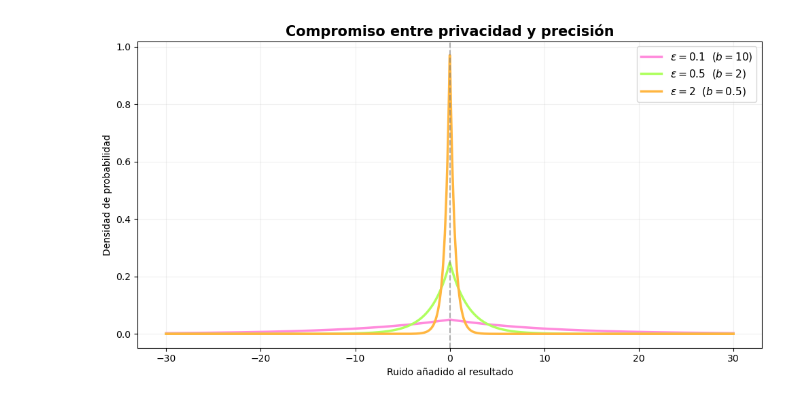
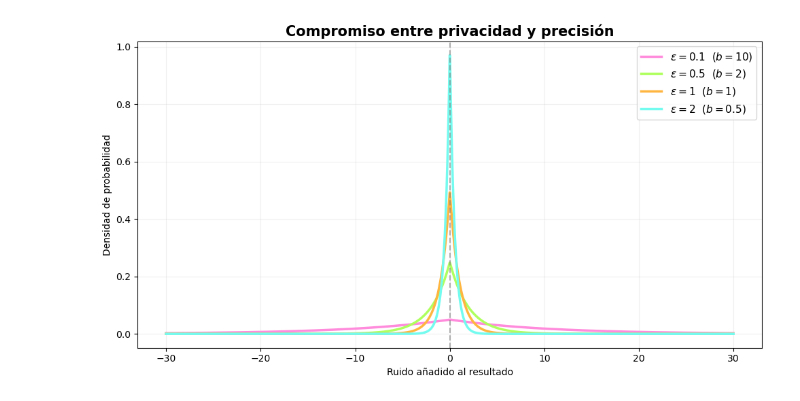
Before and after one commit to ialonsoiturbe/Mecanismo_Laplace, a Jupyter notebook: privacidad_epsilon.ipynb, the cells around one changed output. Drawn from its saved outputs; the diff is of its cells as text; code cells hidden in the pictures.

Commit message:
diferentes epsilon

```diff
--- a/privacidad_epsilon.ipynb
+++ b/privacidad_epsilon.ipynb
@@ -4,13 +4,13 @@ import matplotlib.pyplot as plt
 
 # Parámetros
 sensibilidad = 1
-epsilons = [0.1, 0.5, 2.0]
+epsilons = [0.1, 0.5, 1.0, 2.0]
 
 # Valores posibles del ruido
 x = np.linspace(-30, 30, 2000)
 
 # Colores para distinguir las distribuciones
-colores = ["#FF8BDC", "#AFFF5F", "#FFB640"]
+colores = ["#FF8BDC", "#AFFF5F", "#FFB640", "#73FBF0"]
 
 plt.figure(figsize=(10, 5.5))
 
@@ -26,31 +26,31 @@ for epsilon, color in zip(epsilons, colores):
         x,
         densidad,
         linewidth=2.5,
         color=color,
         label=fr"$\varepsilon={epsilon:g}$  ($b={b:g}$)"
     )
 
 # Línea vertical en ruido = 0
 plt.axvline(0, color="gray", linestyle="--", alpha=0.6)
 
 plt.title(
     "Compromiso entre privacidad y precisión",
     fontsize=15,
     fontweight="bold"
 )
 
 plt.xlabel("Ruido añadido al resultado")
 plt.ylabel("Densidad de probabilidad")
 
 plt.legend(fontsize=11)
 plt.grid(alpha=0.2)
 
 plt.tight_layout()
 
 # Guardar la gráfica en formato PNG y PDF
 plt.savefig("compromiso_epsilon.png", dpi=300)
 plt.savefig("compromiso_epsilon.pdf", bbox_inches="tight")
 
 plt.show()
 # %% [output]
-[figure, old version]
+[figure, new version]
```
Also changed, not shown: 2 other files.
